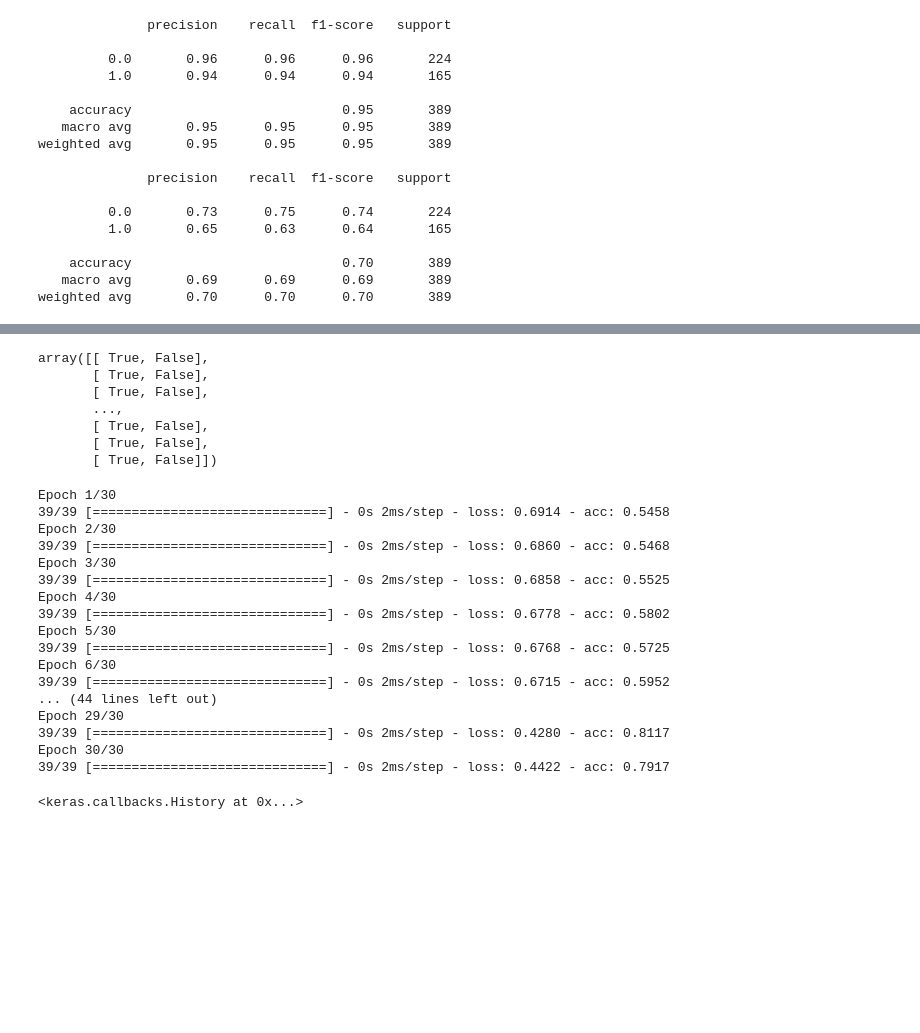
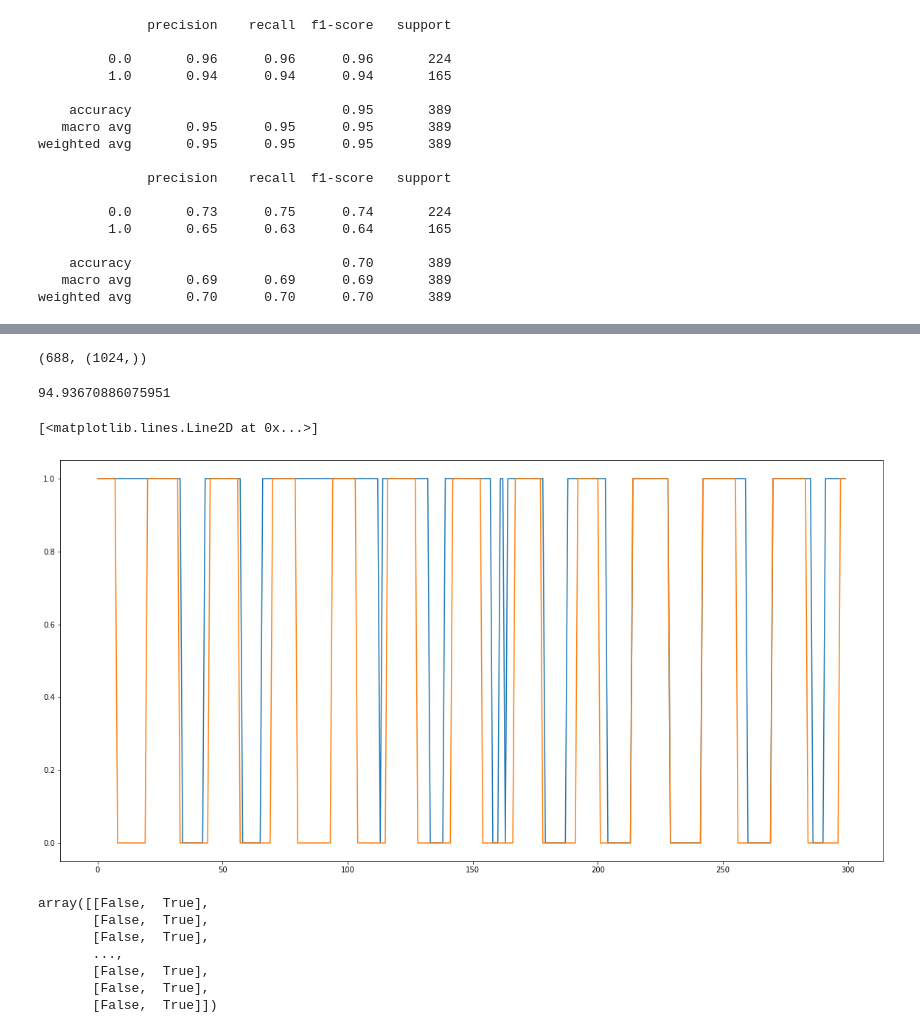
Before and after one commit to FibeSV/new_bront, a Jupyter notebook: src/research.ipynb, the cells around one changed output, grey strips where cells are left out. Saved outputs shown, nothing was run; the diff lists cells and outputs as text; code cells hidden in the pictures; blank space fills up the shorter version.

```diff
--- a/src/research.ipynb
+++ b/src/research.ipynb
@@ -58,5 +171,7 @@ model_NN.add(Dense(120,keras.activations.relu ))
 model_NN.add(Dropout(0.4))
 model_NN.add(Dense(2,keras.activations.softmax ))
 model_NN.compile(loss= keras.losses.categorical_crossentropy,optimizer = keras.optimizers.adam_v2.Adam(),
-                 metrics=['acc'])
+                 metrics=['acc', tf.keras.metrics.Precision(), tf.keras.metrics.Recall()])
+# %%
+new_target = np.array([[x==0, x==1] for x in target])
 # %%
@@ -65,0 +181,2 @@ feat.shape, target.shape
+# %%
+model_NN.fit(features_f,new_target, 64,5 )
@@ -65,0 +195,4 @@ feat.shape, target.shape
+# %%
+prediction = model_NN.predict(test_f)
+prediction = prediction[:,1]>0.5
+print(classification_report(target_test, prediction))
@@ -65,0 +208,8 @@ feat.shape, target.shape
+# %%
+prediction.sum(), prediction.shape
+# %% [output]
+(688, (1024,))
+# %%
+52/(1027*512/16000)*60
+# %% [output]
+94.93670886075951
@@ -66,13 +219,21 @@ feat.shape, target.shape
+# %%
+import matplotlib.pyplot as plt
+plt.figure(figsize=[20,10])
+plt.plot(prediction[:300])
+plt.plot(target_test[:300])
+# %% [output]
+[<matplotlib.lines.Line2D at 0x...>]
+[figure, added]
 # %%
 trg = pd.DataFrame()
+trg ["else"]=target.reshape([-1])==False
 trg ["heart_beat"]=target.reshape([-1])==True
-trg ["else"]=target.reshape([-1])==False
 np.array(trg )
 # %% [output]
-array([[ True, False],
-       [ True, False],
-       [ True, False],
+array([[False,  True],
+       [False,  True],
+       [False,  True],
        ...,
-       [ True, False],
-       [ True, False],
-       [ True, False]])
+       [False,  True],
+       [False,  True],
+       [False,  True]])
@@ -79,21 +252,2 @@ array([[ True, False],
 # %%
-model_NN.fit(feat, trg, batch_size=50,  epochs=30)
+model_NN.fit(feat, trg, batch_size=50,  epochs=300)
-# %% [output]
-Epoch 1/30
-39/39 [==============================] - 0s 2ms/step - loss: 0.6914 - acc: 0.5458
-Epoch 2/30
-39/39 [==============================] - 0s 2ms/step - loss: 0.6860 - acc: 0.5468
-Epoch 3/30
-39/39 [==============================] - 0s 2ms/step - loss: 0.6858 - acc: 0.5525
-Epoch 4/30
-39/39 [==============================] - 0s 2ms/step - loss: 0.6778 - acc: 0.5802
-Epoch 5/30
-39/39 [==============================] - 0s 2ms/step - loss: 0.6768 - acc: 0.5725
-Epoch 6/30
-39/39 [==============================] - 0s 2ms/step - loss: 0.6715 - acc: 0.5952
-... (44 lines left out)
-Epoch 29/30
-39/39 [==============================] - 0s 2ms/step - loss: 0.4280 - acc: 0.8117
-Epoch 30/30
-39/39 [==============================] - 0s 2ms/step - loss: 0.4422 - acc: 0.7917
-<keras.callbacks.History at 0x...>
```
Also changed, not shown: parts of 28 cells of this notebook, 16 other files.
